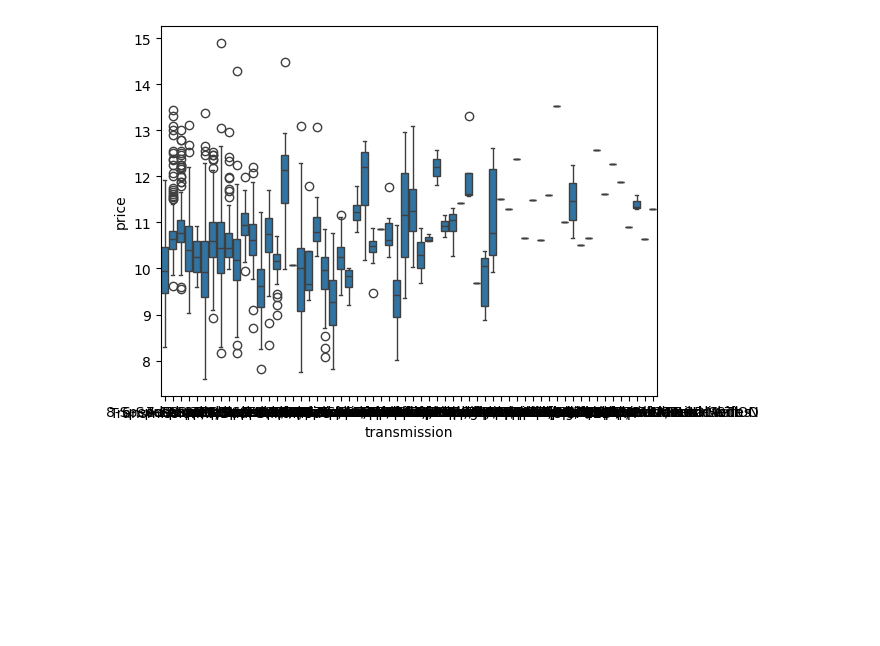
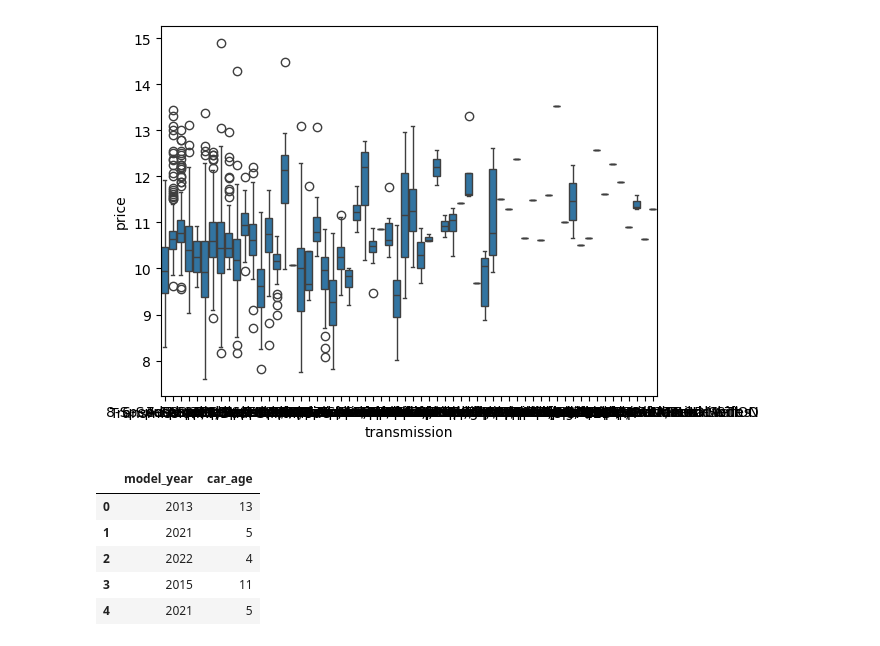
Before and after one commit to SayidMushtaQ/used-car-price-predictor, a Jupyter notebook: Notebook/Main.ipynb, the cells around one changed output. Saved outputs shown, nothing was run; the diff lists cells and outputs as text; code cells hidden in the pictures; blank space fills up the shorter version.

```diff
--- a/Notebook/Main.ipynb
+++ b/Notebook/Main.ipynb
@@ -275,0 +280,9 @@ plt.show()
+# %%
+df[['model_year','car_age']].head()
+# %% [output]
+|  | model_year | car_age |
+| 0 | 2013 | 13 |
+| 1 | 2021 | 5 |
+| 2 | 2022 | 4 |
+| 3 | 2015 | 11 |
+| 4 | 2021 | 5 |
```
Also changed, not shown: parts of 6 cells of this notebook.
